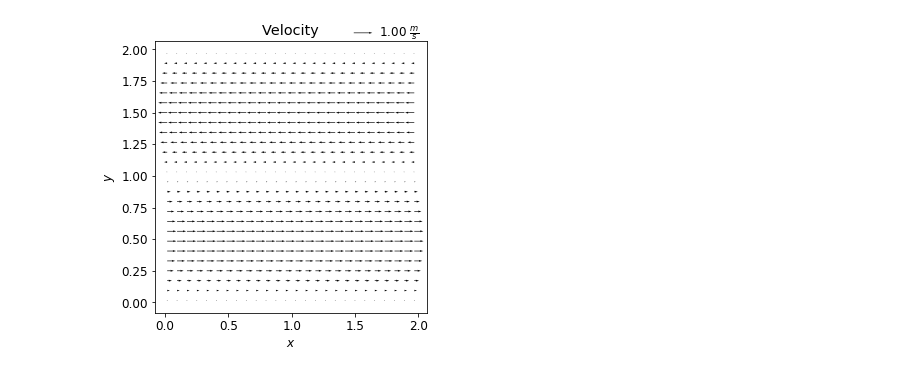
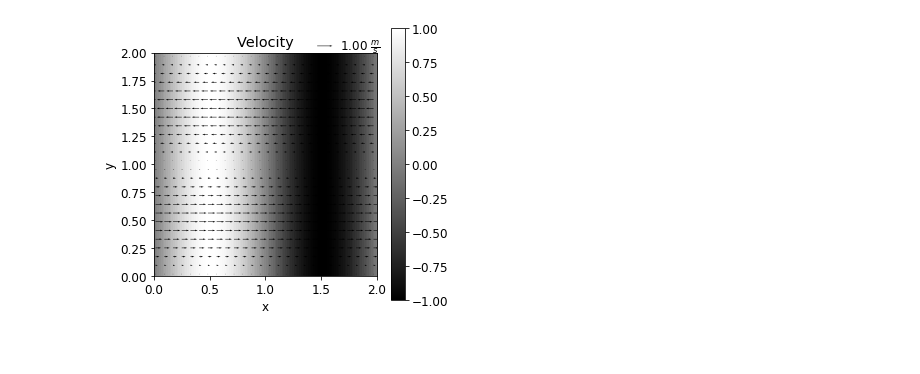
Before and after one commit to cjm715/lit, a Jupyter notebook: sim_simple.ipynb, the cells around one changed output. Saved outputs shown, nothing was run; the diff lists cells and outputs as text; code cells hidden in the pictures; blank space fills up the shorter version.

Commit message:
fixed plotting

```diff
--- a/sim_simple.ipynb
+++ b/sim_simple.ipynb
@@ -8,22 +8,25 @@ import importlib
 # %%
 # Parameters
 N=128
 L = 2.0
 dt = 0.0001
 T = 0.1
 kappa = 0.1
 
 st = ScalarTool(N,L)
 vt = VectorTool(N,L)
 op = OperatorKit(N,L,kappa)
 
 th = np.sin((2.0*np.pi/L)*st.X[0])
 
 vector = op.u_sin_flow
 
 fig= plt.figure(figsize = (5,5))
 vt.plot(vector)
+st.plot(th)
 plt.title('Velocity')
+plt.xlim(0,L)
+plt.ylim(0,L)
 plt.show()
 # %% [output]
-[figure, old version]
+[figure, new version]
```
Also changed, not shown: 1 other file.
